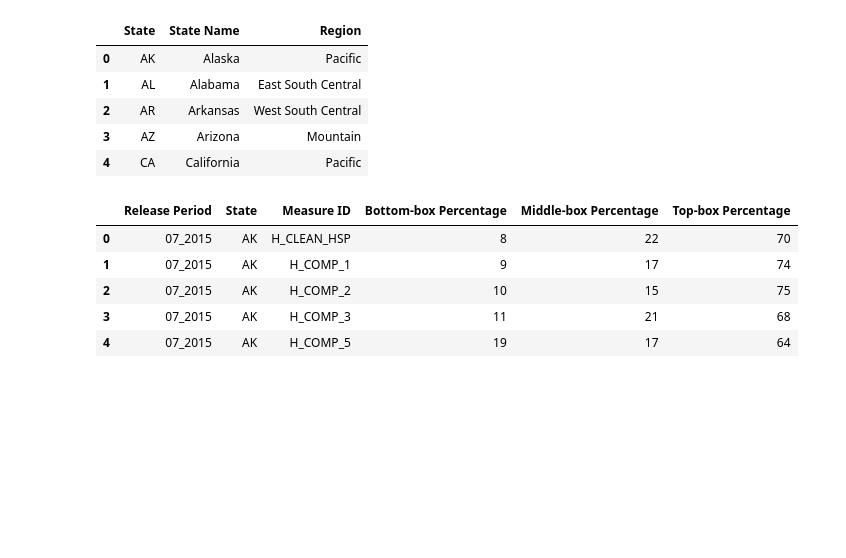
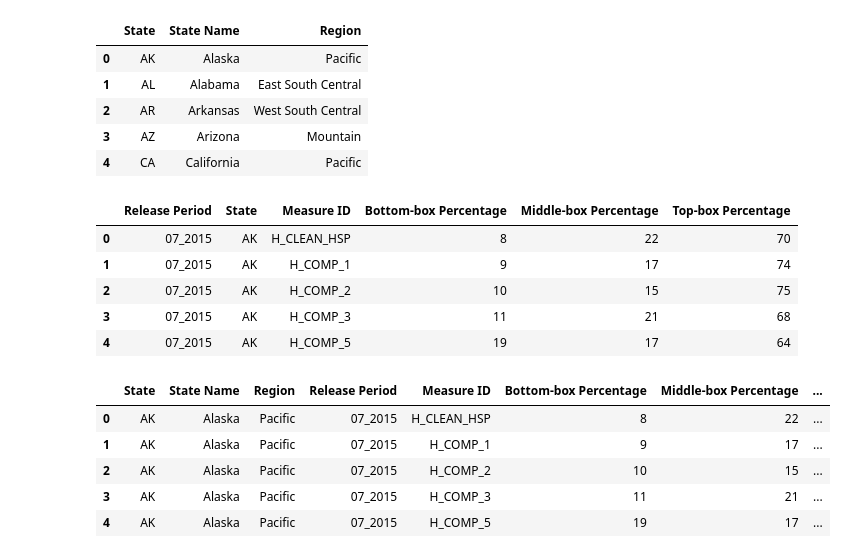
Before and after one commit to bluewallumich/EA-HCAHPS-Patient-Survey, a Jupyter notebook: HCAHPS_EA.ipynb, the cells around one changed output. Drawn from its saved outputs; the diff is of its cells as text; code cells hidden in the pictures; blank space fills up the shorter version.

```diff
--- a/HCAHPS_EA.ipynb
+++ b/HCAHPS_EA.ipynb
@@ -11,8 +12,8 @@ pd.set_option('display.max_colwidth', None)
 # %%
-measures_df = pd.read_csv('measures.csv')
-national_results_df = pd.read_csv('national_results.csv')
-questions_df = pd.read_csv('questions.csv')
-reports_df = pd.read_csv('reports.csv')
-responses_df = pd.read_csv('responses.csv')
-states_df = pd.read_csv('states.csv')
-state_results_df = pd.read_csv('state_results.csv')
+measures_df = pd.read_csv("./HCAHPSPatientSurveyFiles/data_tables/measures.csv")
+national_results_df = pd.read_csv('./HCAHPSPatientSurveyFiles/data_tables/national_results.csv')
+questions_df = pd.read_csv('./HCAHPSPatientSurveyFiles/data_tables/questions.csv')
+reports_df = pd.read_csv('./HCAHPSPatientSurveyFiles/data_tables/reports.csv')
+responses_df = pd.read_csv('./HCAHPSPatientSurveyFiles/data_tables/responses.csv')
+states_df = pd.read_csv('./HCAHPSPatientSurveyFiles/data_tables/states.csv')
+state_results_df = pd.read_csv('./HCAHPSPatientSurveyFiles/data_tables/state_results.csv')
@@ -136,3 +147,16 @@ state_results_df.head()
 | 2 | 07_2015 | AK | H_COMP_2 | 10 | 15 | 75 |
 | 3 | 07_2015 | AK | H_COMP_3 | 11 | 21 | 68 |
 | 4 | 07_2015 | AK | H_COMP_5 | 19 | 17 | 64 |
+# %%
+states_merged = pd.merge(
+    states_strip_df, state_results_strip_df, how="outer", on=["State"]
+)
+# %%
+states_merged.head()
+# %% [output]
+|  | State | State Name | Region | Release Period | Measure ID | Bottom-box Percentage | Middle-box Percentage | ... |
+| 0 | AK | Alaska | Pacific | 07_2015 | H_CLEAN_HSP | 8 | 22 | ... |
+| 1 | AK | Alaska | Pacific | 07_2015 | H_COMP_1 | 9 | 17 | ... |
+| 2 | AK | Alaska | Pacific | 07_2015 | H_COMP_2 | 10 | 15 | ... |
+| 3 | AK | Alaska | Pacific | 07_2015 | H_COMP_3 | 11 | 21 | ... |
+| 4 | AK | Alaska | Pacific | 07_2015 | H_COMP_5 | 19 | 17 | ... |
```
Also changed, not shown: parts of 14 cells of this notebook.
